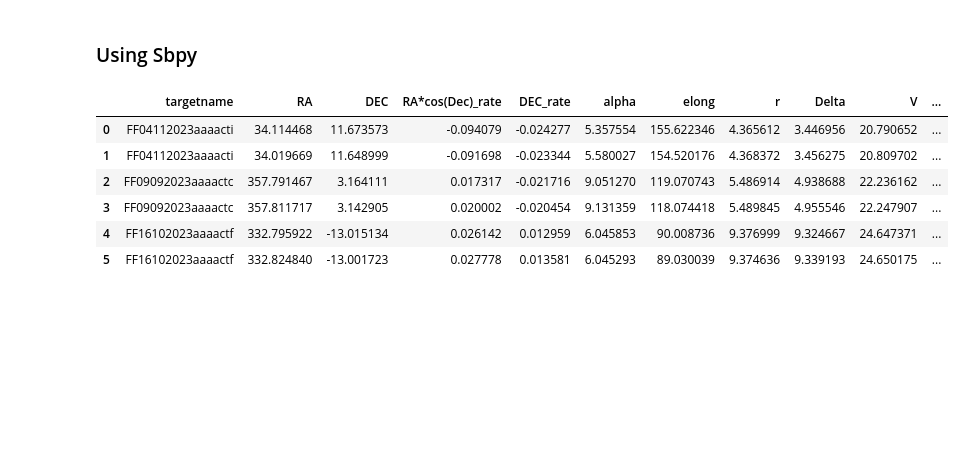
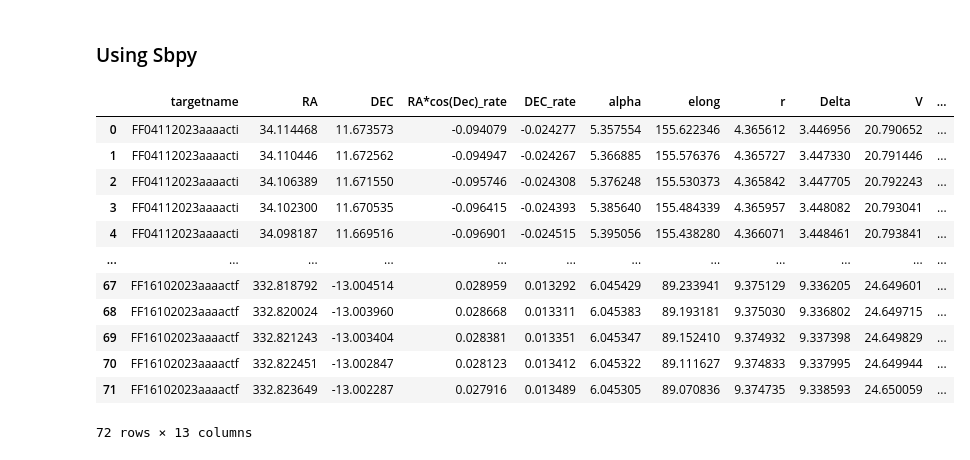
Before and after one commit to astrolabsoftware/fink-tutorials, a Jupyter notebook: sso/SSO@amateur/SSO_Fink_FAT_tuto.ipynb, the cells around one changed output. Cells and saved outputs as stored; diff of their text form; code cells hidden in the pictures; blank space fills up the shorter version.

```diff
--- a/sso/SSO@amateur/SSO_Fink_FAT_tuto.ipynb
+++ b/sso/SSO@amateur/SSO_Fink_FAT_tuto.ipynb
@@ -198,13 +111,20 @@ KeyError: 'data'
 # %% [markdown]
 ### Using Sbpy
 # %%
-sso_utils.compute_ephem(pdf_orb.iloc[:3], [Time("2023-11-23").jd, Time("2023-11-24").jd])
+from astropy.time import Time
+sso_utils.ephemeries(pdf_orb.iloc[:3], "2023-11-23", "2023-11-24", 1/24, method="sbpy")
 # %% [output]
 |  | targetname | RA | DEC | RA*cos(Dec)_rate | DEC_rate | alpha | elong | r | Delta | V | ... |
 | 0 | FF04112023aaaacti | 34.114468 | 11.673573 | -0.094079 | -0.024277 | 5.357554 | 155.622346 | 4.365612 | 3.446956 | 20.790652 | ... |
-| 1 | FF04112023aaaacti | 34.019669 | 11.648999 | -0.091698 | -0.023344 | 5.580027 | 154.520176 | 4.368372 | 3.456275 | 20.809702 | ... |
-| 2 | FF09092023aaaactc | 357.791467 | 3.164111 | 0.017317 | -0.021716 | 9.051270 | 119.070743 | 5.486914 | 4.938688 | 22.236162 | ... |
-| 3 | FF09092023aaaactc | 357.811717 | 3.142905 | 0.020002 | -0.020454 | 9.131359 | 118.074418 | 5.489845 | 4.955546 | 22.247907 | ... |
-| 4 | FF16102023aaaactf | 332.795922 | -13.015134 | 0.026142 | 0.012959 | 6.045853 | 90.008736 | 9.376999 | 9.324667 | 24.647371 | ... |
-| 5 | FF16102023aaaactf | 332.824840 | -13.001723 | 0.027778 | 0.013581 | 6.045293 | 89.030039 | 9.374636 | 9.339193 | 24.650175 | ... |
+| 1 | FF04112023aaaacti | 34.110446 | 11.672562 | -0.094947 | -0.024267 | 5.366885 | 155.576376 | 4.365727 | 3.447330 | 20.791446 | ... |
+| 2 | FF04112023aaaacti | 34.106389 | 11.671550 | -0.095746 | -0.024308 | 5.376248 | 155.530373 | 4.365842 | 3.447705 | 20.792243 | ... |
+| 3 | FF04112023aaaacti | 34.102300 | 11.670535 | -0.096415 | -0.024393 | 5.385640 | 155.484339 | 4.365957 | 3.448082 | 20.793041 | ... |
+| 4 | FF04112023aaaacti | 34.098187 | 11.669516 | -0.096901 | -0.024515 | 5.395056 | 155.438280 | 4.366071 | 3.448461 | 20.793841 | ... |
+| ... | ... | ... | ... | ... | ... | ... | ... | ... | ... | ... | ... |
+| 67 | FF16102023aaaactf | 332.818792 | -13.004514 | 0.028959 | 0.013292 | 6.045429 | 89.233941 | 9.375129 | 9.336205 | 24.649601 | ... |
+| 68 | FF16102023aaaactf | 332.820024 | -13.003960 | 0.028668 | 0.013311 | 6.045383 | 89.193181 | 9.375030 | 9.336802 | 24.649715 | ... |
+| 69 | FF16102023aaaactf | 332.821243 | -13.003404 | 0.028381 | 0.013351 | 6.045347 | 89.152410 | 9.374932 | 9.337398 | 24.649829 | ... |
+| 70 | FF16102023aaaactf | 332.822451 | -13.002847 | 0.028123 | 0.013412 | 6.045322 | 89.111627 | 9.374833 | 9.337995 | 24.649944 | ... |
+| 71 | FF16102023aaaactf | 332.823649 | -13.002287 | 0.027916 | 0.013489 | 6.045305 | 89.070836 | 9.374735 | 9.338593 | 24.650059 | ... |
+72 rows × 13 columns
 # %%
```
Also changed, not shown: parts of 23 cells of this notebook, 2 other files.
